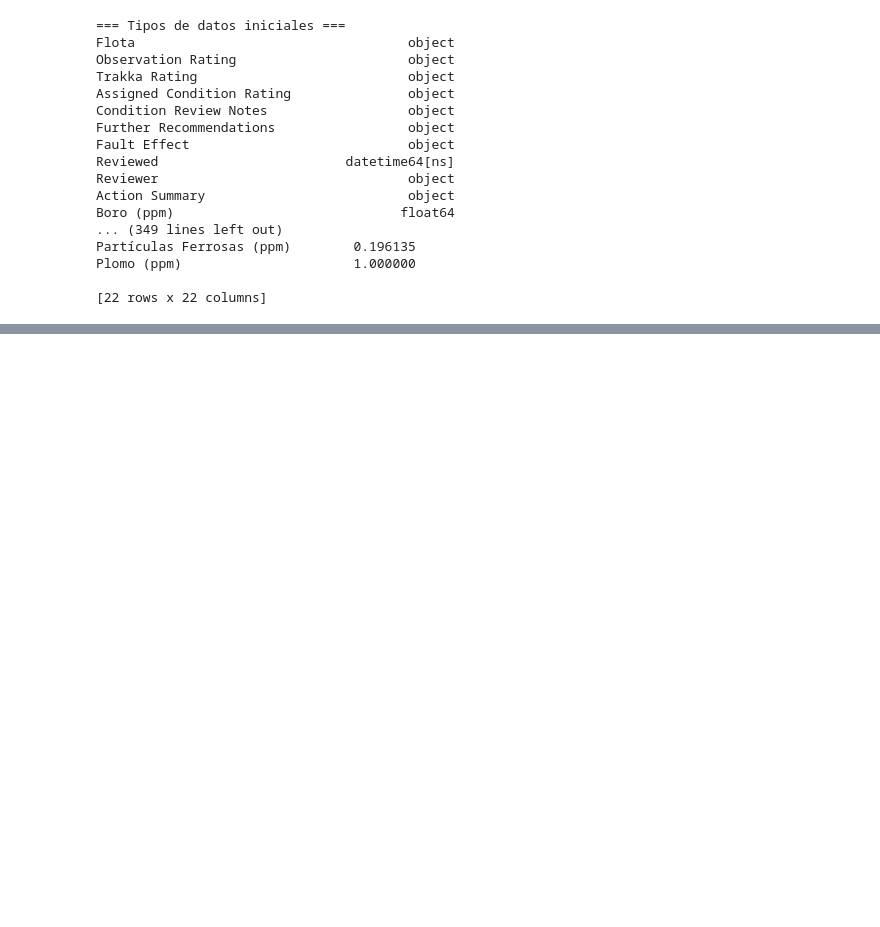
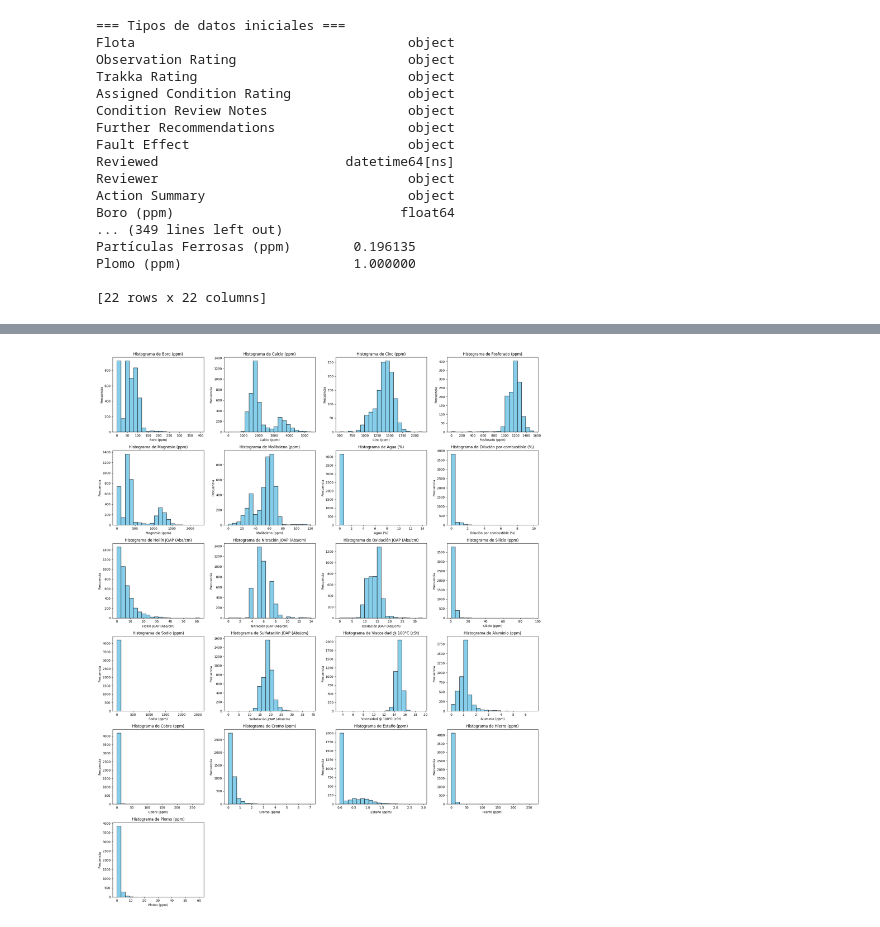
Before and after one commit to darturo12/Tesis-de-Grado-MIAD-, a Jupyter notebook: Exploración/Exploración de datos.ipynb, the cells around one changed output, grey strips where cells are left out. Cells and saved outputs as stored; diff of their text form; code cells hidden in the pictures; blank space fills up the shorter version.

```diff
--- a/Exploración/Exploración de datos.ipynb
+++ b/Exploración/Exploración de datos.ipynb
@@ -420,0 +807,27 @@ sns.heatmap(corr, annot=True, fmt=".2f")
+# %%
+numerical_columns = data_cleaned.select_dtypes(include=['int64',"float64"]).columns
+
+# Determinar el tamaño de la cuadrícula
+n_cols = 4
+n_rows = (len(numerical_columns) + n_cols - 1) // n_cols  # Redondeo hacia arriba para que haya suficiente espacio
+
+# Crear la figura y los ejes
+fig, axes = plt.subplots(n_rows, n_cols, figsize=(20, 25))
+axes = axes.flatten()  # Aplanar los ejes para iterar sobre ellos fácilmente
+
+# Generar un histograma para cada columna numérica
+for i, col in enumerate(numerical_columns):
+    axes[i].hist(data_cleaned[col].dropna(), bins=20, color='skyblue', edgecolor='black')
+    axes[i].set_title(f'Histograma de {col}')
+    axes[i].set_xlabel(col)
+    axes[i].set_ylabel('Frecuencia')
+
+# Eliminar cualquier gráfico extra (en caso de que haya más subplots que columnas)
+for j in range(i + 1, len(axes)):
+    fig.delaxes(axes[j])
+
+# Ajustar el espaciado entre gráficos
+plt.tight_layout()
+plt.show()
+# %% [output]
+[figure, added]
```
Also changed, not shown: parts of 14 cells of this notebook.
